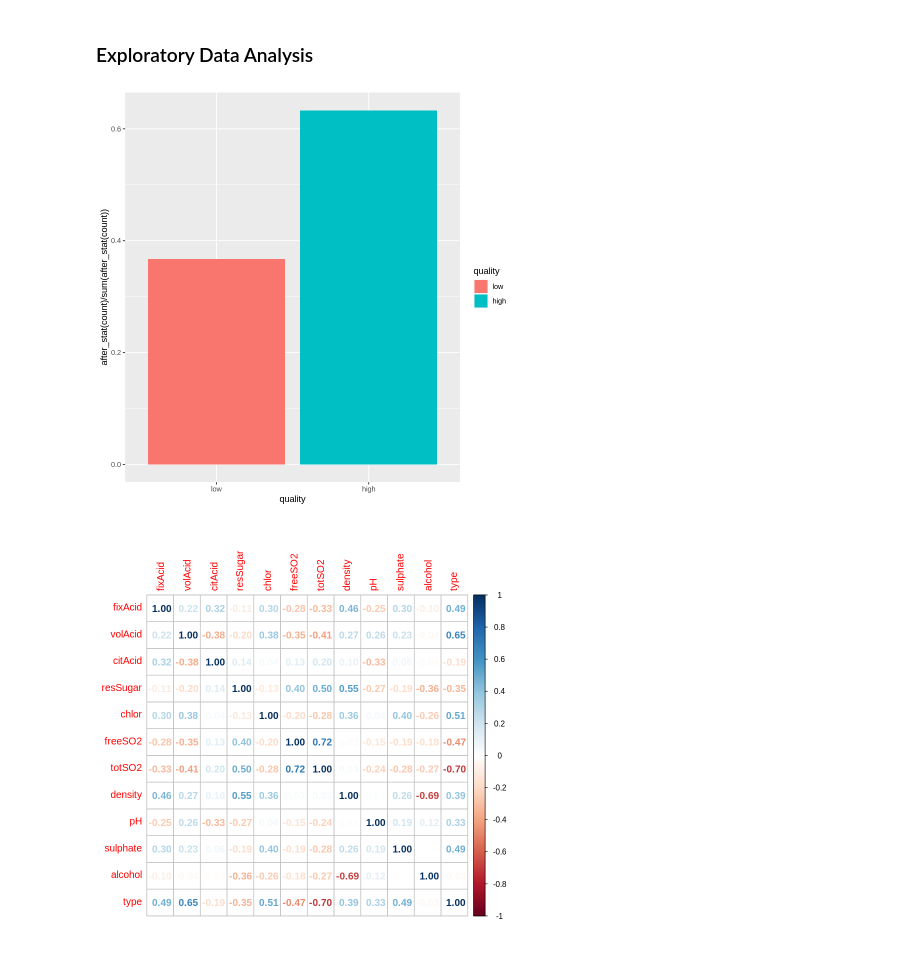
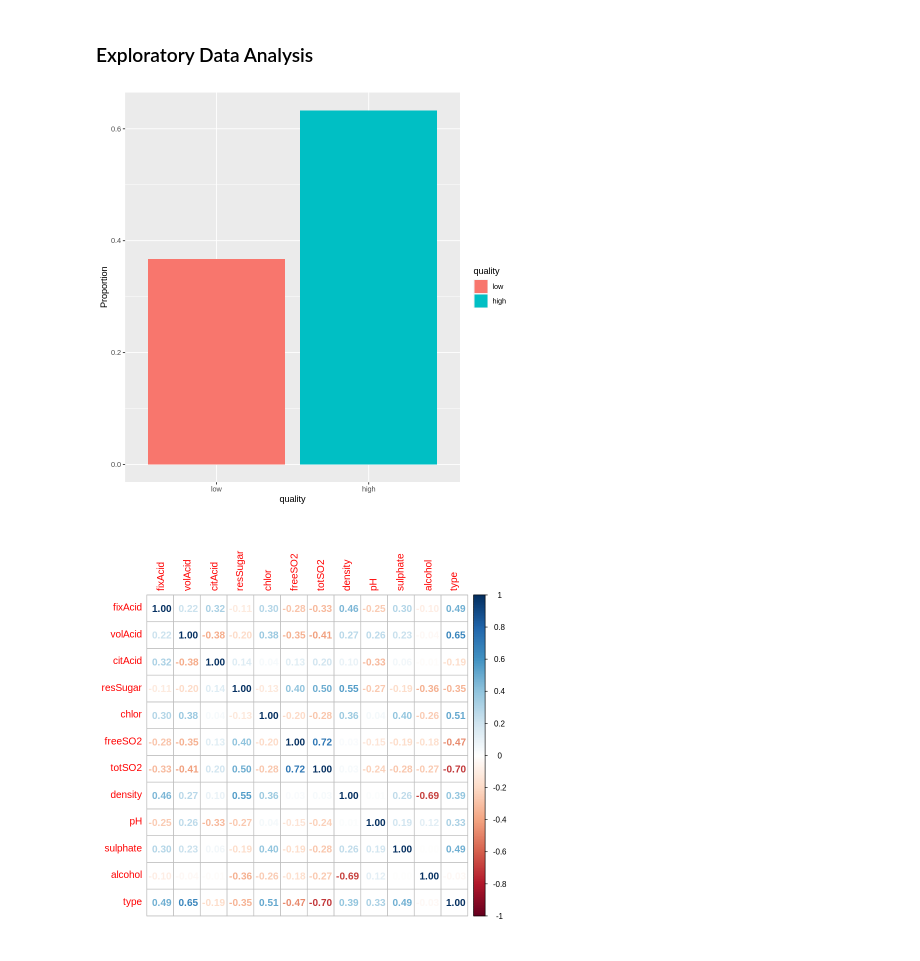
Before and after one commit to kayl26/Wine-Classification, a Jupyter notebook: notebooks/ST494- Wine Classification Final.ipynb, the cells around one changed output. Cells and saved outputs as stored; diff of their text form; code cells hidden in the pictures.

```diff
--- a/notebooks/ST494- Wine Classification Final.ipynb
+++ b/notebooks/ST494- Wine Classification Final.ipynb
@@ -178,12 +180,13 @@ A data.frame: 6 × 13
 # %%
 #distribution of target variable
 wine_data %>% ggplot(aes(x=quality, fill=quality))+
-  geom_bar(aes(y = after_stat(count)/sum(after_stat(count))))
+  geom_bar(aes(y = after_stat(count)/sum(after_stat(count))))+
+    ylab("Proportion")
 
 # dataset is imbalanced in favour of the high category
 # this will impact the choice of models and performance metrics
 # %% [output]
-[figure, old version]
+[figure, new version]
 # %%
 #Check correlation among data attributies
 n <- cor(wine_data %>% select(-quality),use = "complete.obs")
```
Also changed, not shown: parts of 3 cells of this notebook.
